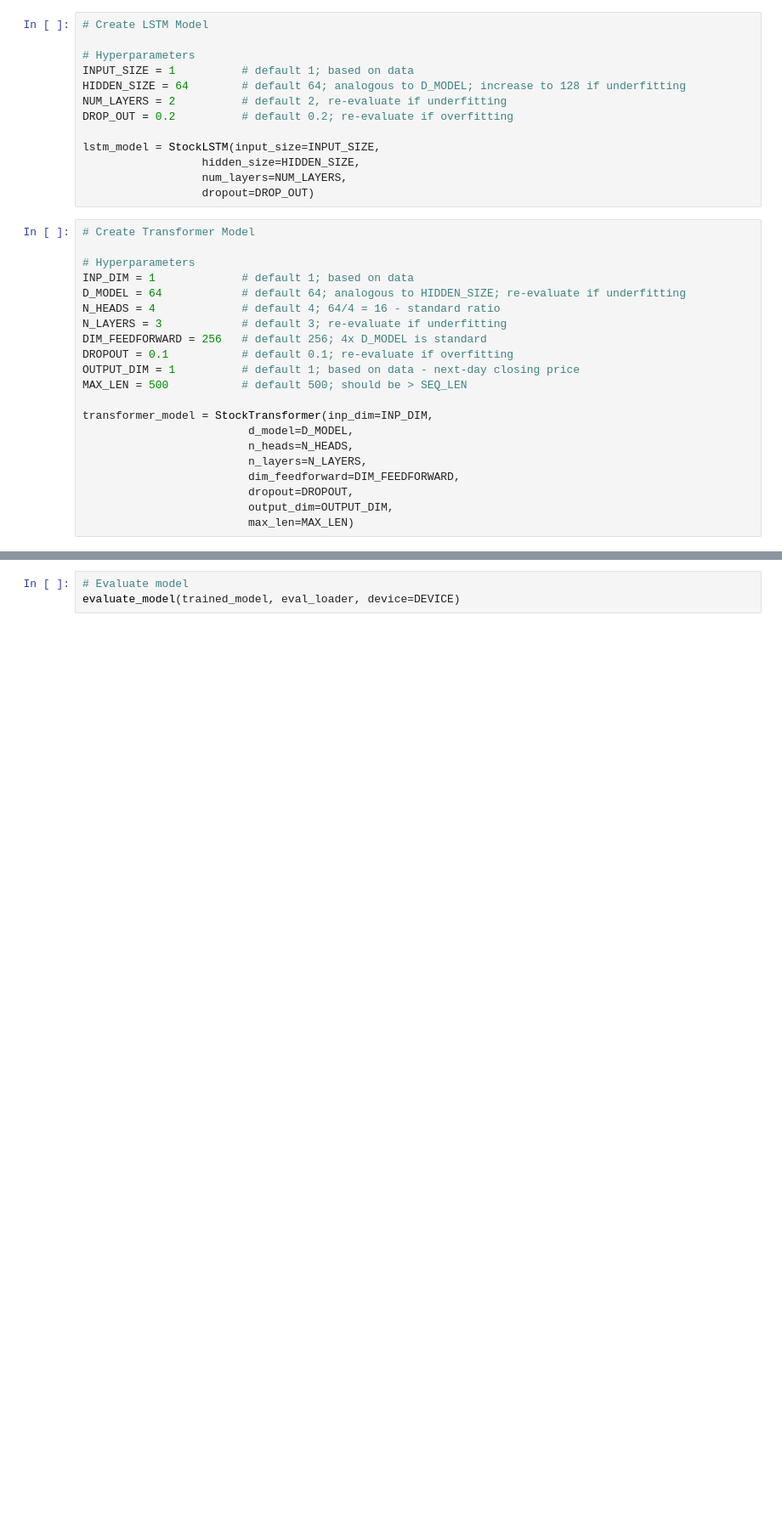
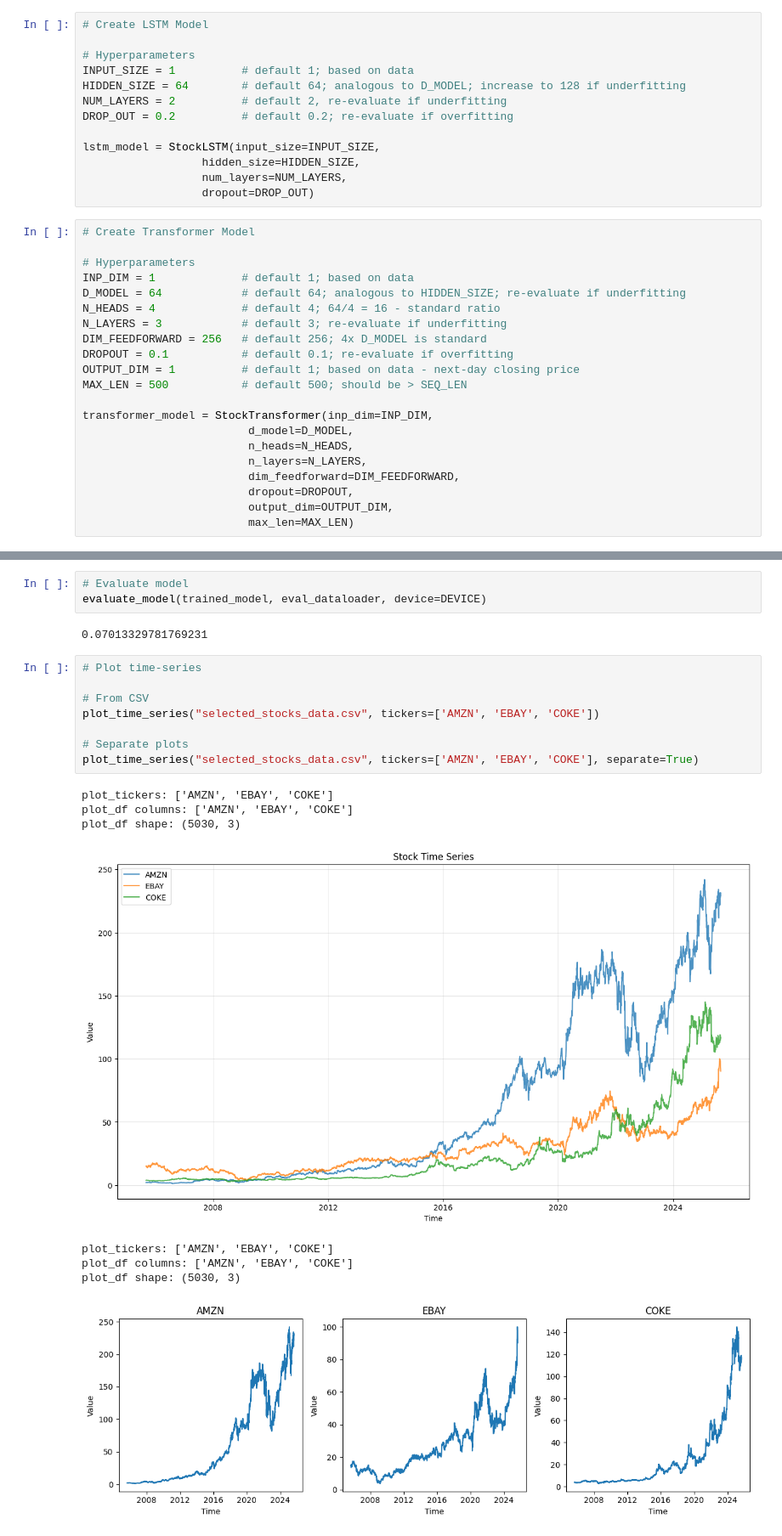
Before and after one commit to Jimmyc776/LSTM-Transformer-Stock-Trends, a Jupyter notebook: main.ipynb, the cells around one changed output, grey strips where cells are left out. Shown at 85% size. Drawn from its saved outputs; the diff is of its cells as text; blank space fills up the shorter version.

Commit message:
Add time series plotting code

```diff
--- a/main.ipynb
+++ b/main.ipynb
@@ -94,3 +110,22 @@ elif model_choice == 'Transformer':
 # %%
 # Evaluate model
-evaluate_model(trained_model, eval_loader, device=DEVICE)
+evaluate_model(trained_model, eval_dataloader, device=DEVICE)
+# %% [output]
+0.07013329781769231
+# %%
+# Plot time-series
+
+# From CSV
+plot_time_series("selected_stocks_data.csv", tickers=['AMZN', 'EBAY', 'COKE'])
+
+# Separate plots
+plot_time_series("selected_stocks_data.csv", tickers=['AMZN', 'EBAY', 'COKE'], separate=True)
+# %% [output]
+plot_tickers: ['AMZN', 'EBAY', 'COKE']
+plot_df columns: ['AMZN', 'EBAY', 'COKE']
+plot_df shape: (5030, 3)
+[figure, added]
+plot_tickers: ['AMZN', 'EBAY', 'COKE']
+plot_df columns: ['AMZN', 'EBAY', 'COKE']
+plot_df shape: (5030, 3)
+[figure, added]
```
Also changed, not shown: parts of 4 cells of this notebook, 1 other file.
